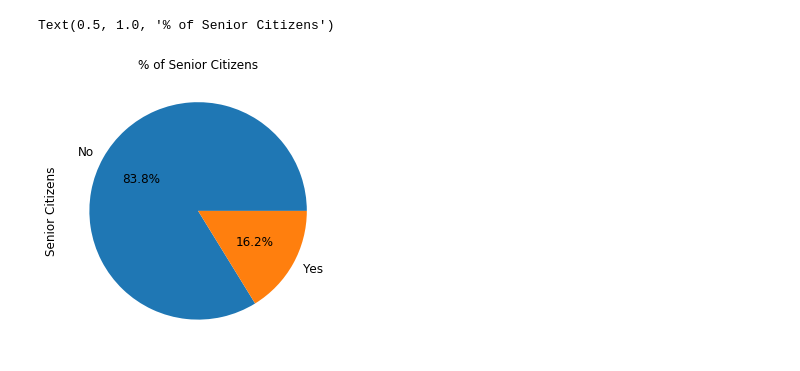
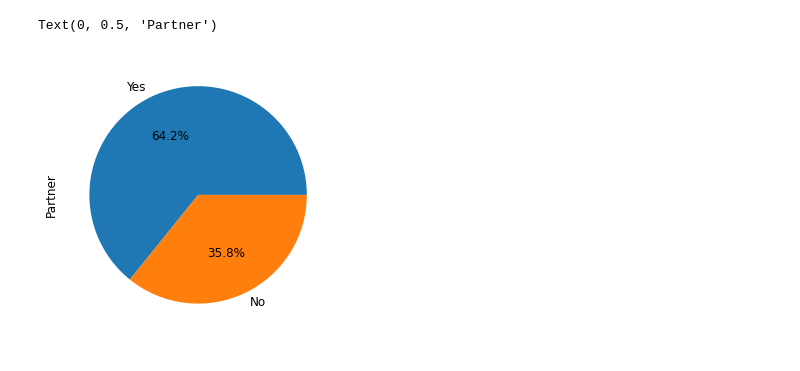
Before and after one commit to syedshahvaiz/Business_Analytics_ETH, a Jupyter notebook: business_analytics/EDA.ipynb, the cells around one changed output. Cells and saved outputs as stored; diff of their text form; code cells hidden in the pictures.

Commit message:
EDA on Churnset

```diff
--- a/business_analytics/EDA.ipynb
+++ b/business_analytics/EDA.ipynb
@@ -32,3 +38,16 @@ from sklearn.preprocessing import StandardScaler, PolynomialFeatures
 # Visualization
 import matplotlib.pyplot as plt
 #import seaborn as sns
+# %%
+# Import dataset
+d = pd.read_csv("WA_Fn-UseC_-Telco-Customer-Churn.csv")
+
+# Remove customer IDs from the data set
+d = d.iloc[:,1:]
+
+# Removing senior citizens from dataset aka COVID-19
+# No seriously, mortality is an unintentional churn
+
+d = d.drop(columns='SeniorCitizen')
+
+d.head()
@@ -35,11 +68,6 @@ import matplotlib.pyplot as plt
 # %%
-# Import dataset
-d = pd.read_csv("/home/jovyan/WA_Fn-UseC_-Telco-Customer-Churn.csv")
+# Convert the predictor variable in a binary numeric variable
 
-# Remove customer IDs from the data set
-d = d.iloc[:,1:]
-
-# Convert the predictor variable in a binary numeric variable
 d['Churn'].replace(to_replace='Yes', value=1, inplace=True)
 d['Churn'].replace(to_replace='No',  value=0, inplace=True)
 
@@ -81,0 +82,8 @@ for i in ax.patches:
+# %%
+# Reduce the dataset to customers that churned
+
+churners = d['Churn'] == 1
+
+churnset = d[churners]
+
+churnset.head()
@@ -82,10 +106,9 @@ for i in ax.patches:
 # %%
-# Customers senior or not
+# Find the most dominant churned customer profile by partnered or not
 
-ax = (d['SeniorCitizen'].value_counts()*100.0 /len(d))\
-.plot.pie(autopct='%.1f%%', labels = ['No', 'Yes'],figsize =(5,5), fontsize = 12 )
-ax.set_ylabel('Senior Citizens',fontsize = 12)
-ax.set_title('% of Senior Citizens', fontsize = 12)
+ax = (churnset['Partner'].value_counts()*100.0 /len(d))\
+.plot.pie(autopct='%.1f%%', labels = ['Yes', 'No'],figsize =(5,5), fontsize = 12 )
+ax.set_ylabel('Partner',fontsize = 12)
 # %% [output]
-Text(0.5, 1.0, '% of Senior Citizens')
+Text(0, 0.5, 'Partner')
-[figure, old version]
+[figure, new version]
```
Also changed, not shown: parts of 17 cells of this notebook.
